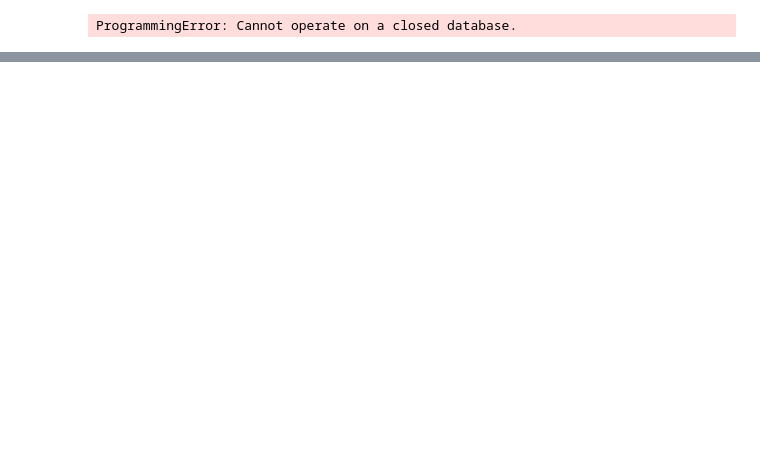
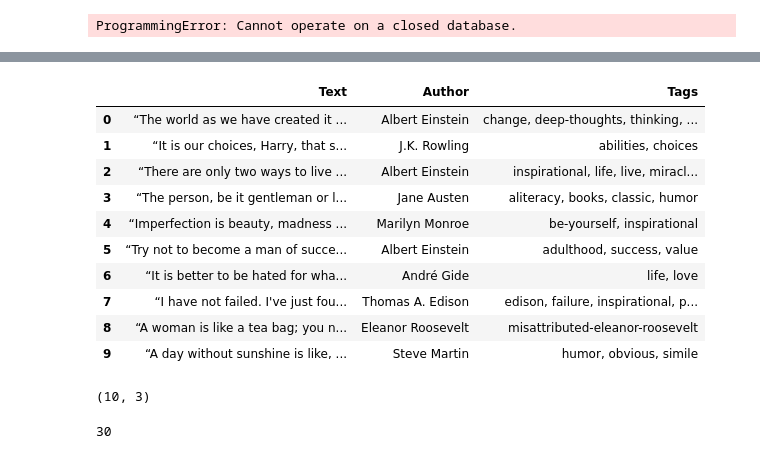
Before and after one commit to harshbhadoriya456-source/Data_Analysis_Colab, a Jupyter notebook: Practice_JSON.ipynb, the cells around one changed output, grey strips where cells are left out. Drawn from its saved outputs; the diff is of its cells as text; code cells hidden in the pictures; blank space fills up the shorter version.

```diff
--- a/Practice_JSON.ipynb
+++ b/Practice_JSON.ipynb
@@ -385,0 +302,11 @@ for row in rows:
+# %%
+url="https://quotes.toscrape.com/"
+response=requests.get(url)
+response.raise_for_status()
+
+soup=BeautifulSoup(response.text,"html.parser")
+
+print("Website Tile:",soup.title.get_text(strip=True))
+print("Heading:")
+for heading in soup.find_all(["h1","h2","h3","h4"]):
+  print(heading.get_text(strip=True))
@@ -385,0 +318,21 @@ for row in rows:
+# %%
+import pandas as pd
+
+quotes_data = []
+
+for quote in soup.find_all("div", class_="quote"):
+    text = quote.find("span", class_="text").get_text(strip=True)
+    author = quote.find("small", class_="author").get_text(strip=True)
+
+    tags = [tag.get_text(strip=True)
+            for tag in quote.find_all("a", class_="tag")]
+
+    quotes_data.append({
+        "Text": text,
+        "Author": author,
+        "Tags": ", ".join(tags)
+    })
+
+df = pd.DataFrame(quotes_data)
+
+print(df)
@@ -385,0 +357,6 @@ for row in rows:
+# %%
+df = pd.DataFrame(quotes_data)
+
+df.to_csv("quotes.csv", index=False)
+
+print("saved successfully")
@@ -385,0 +377,22 @@ for row in rows:
+# %%
+display(df)
+# %% [output]
+|  | Text | Author | Tags |
+| 0 | “The world as we have created it ... | Albert Einstein | change, deep-thoughts, thinking, ... |
+| 1 | “It is our choices, Harry, that s... | J.K. Rowling | abilities, choices |
+| 2 | “There are only two ways to live ... | Albert Einstein | inspirational, life, live, miracl... |
+| 3 | “The person, be it gentleman or l... | Jane Austen | aliteracy, books, classic, humor |
+| 4 | “Imperfection is beauty, madness ... | Marilyn Monroe | be-yourself, inspirational |
+| 5 | “Try not to become a man of succe... | Albert Einstein | adulthood, success, value |
+| 6 | “It is better to be hated for wha... | André Gide | life, love |
+| 7 | “I have not failed. I've just fou... | Thomas A. Edison | edison, failure, inspirational, p... |
+| 8 | “A woman is like a tea bag; you n... | Eleanor Roosevelt | misattributed-eleanor-roosevelt |
+| 9 | “A day without sunshine is like, ... | Steve Martin | humor, obvious, simile |
+# %%
+df.shape
+# %% [output]
+(10, 3)
+# %%
+df.size
+# %% [output]
+30
```
Also changed, not shown: parts of 14 cells of this notebook.
